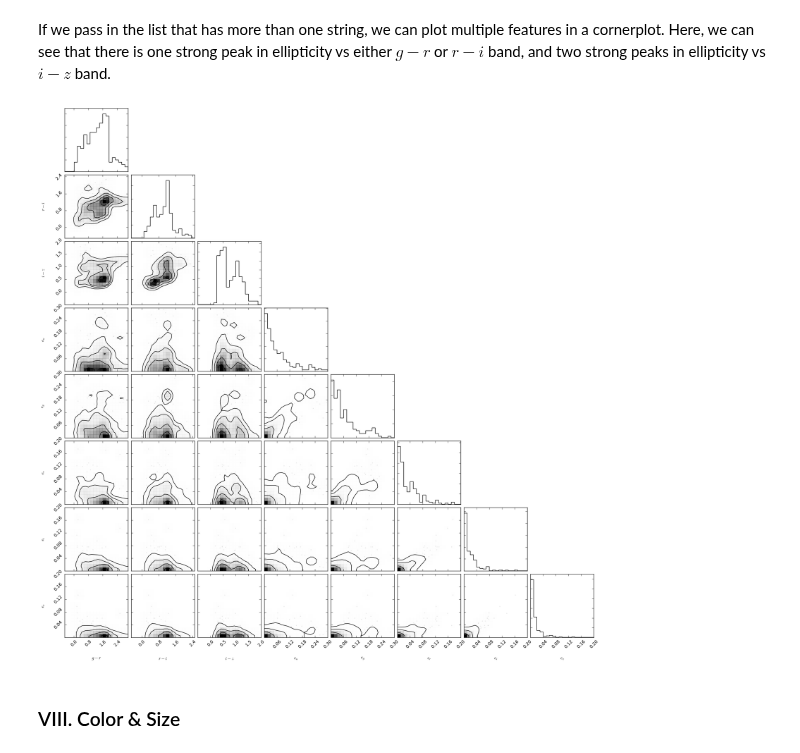
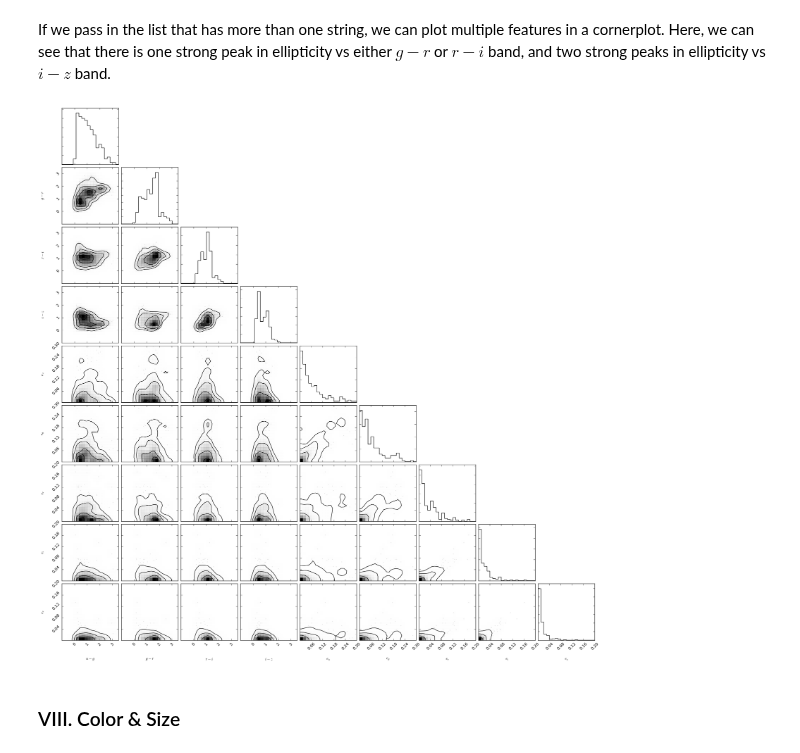
Before and after one commit to jiwoncpark/SLRealizer, a Jupyter notebook: python/desc/slrealizer/Cornerplot.ipynb, the cells around one changed output. Cells and saved outputs as stored; diff of their text form; code cells hidden in the pictures.

```diff
--- a/python/desc/slrealizer/Cornerplot.ipynb
+++ b/python/desc/slrealizer/Cornerplot.ipynb
@@ -123,9 +123,9 @@ realizer.generate_cornerplot(object_table_dir='../../../data/object_table.csv',
 # %% [markdown]
 If we pass in the list that has more than one string, we can plot multiple features in a cornerplot. Here, we can see that there is one strong peak in ellipticity vs either $g-r$ or $r-i$ band, and two strong peaks in ellipticity vs $i-z$ band.
 # %%
-fig = realizer.generate_cornerplot(object_table_dir='../../../data/object_table.csv', option=['color', 'ellipticity'], range=[(-0.5, 3.0), (-0.5, 2.5), (-0.5, 2.0), (0, 0.3), (0, 0.3), (0, 0.2), (0, 0.2), (0, 0.2)])
+fig = realizer.generate_cornerplot(object_table_dir='../../../data/object_table.csv', option=['color', 'ellipticity'], range=[(-1.0, 3.5), (-1.0, 3.5), (-1.0, 3.5), (-1.0, 3.5), (0, 0.3), (0, 0.3), (0, 0.2), (0, 0.2), (0, 0.2)])
 # %% [output]
-[figure, old version]
+[figure, new version]
 # %% [markdown]
 ### VIII. Color & Size
 # %% [markdown]
```
Also changed, not shown: parts of 3 cells of this notebook, 1 other file.
